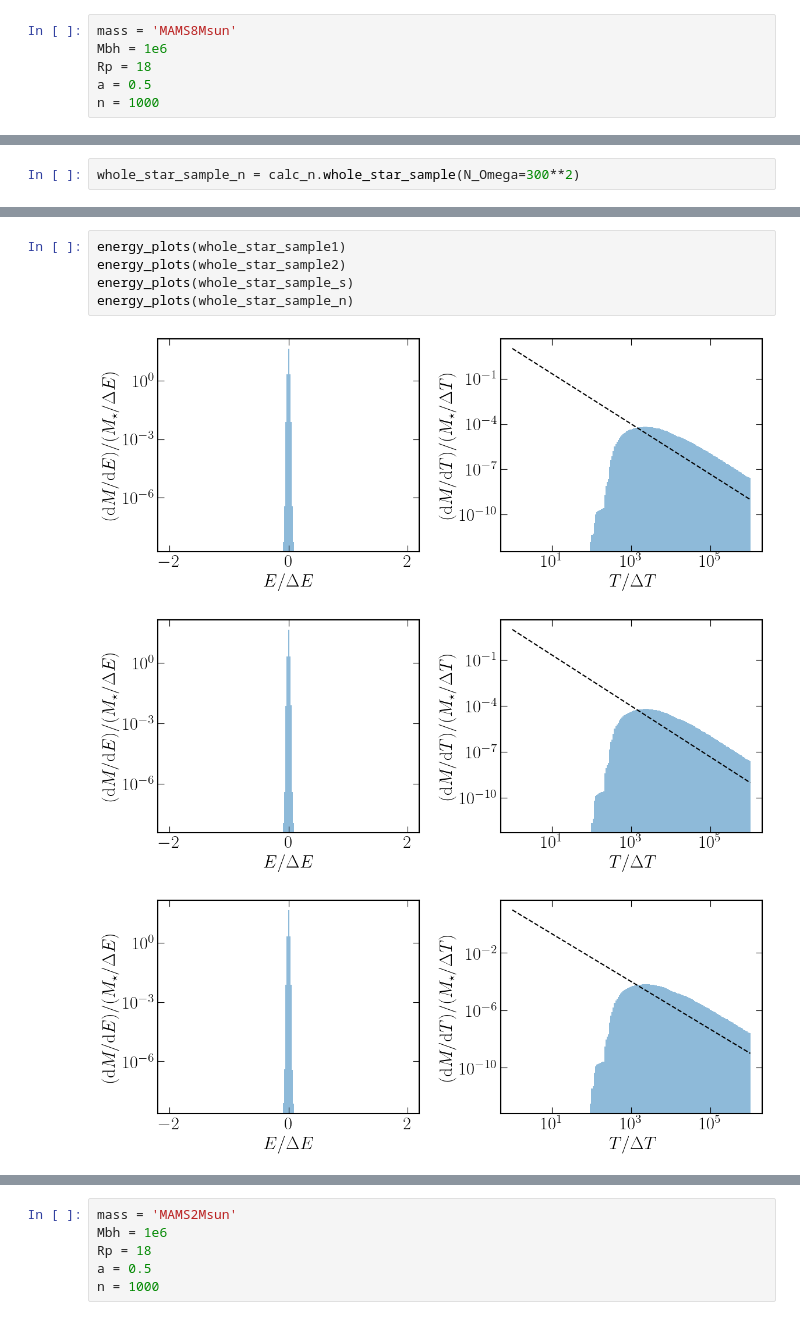
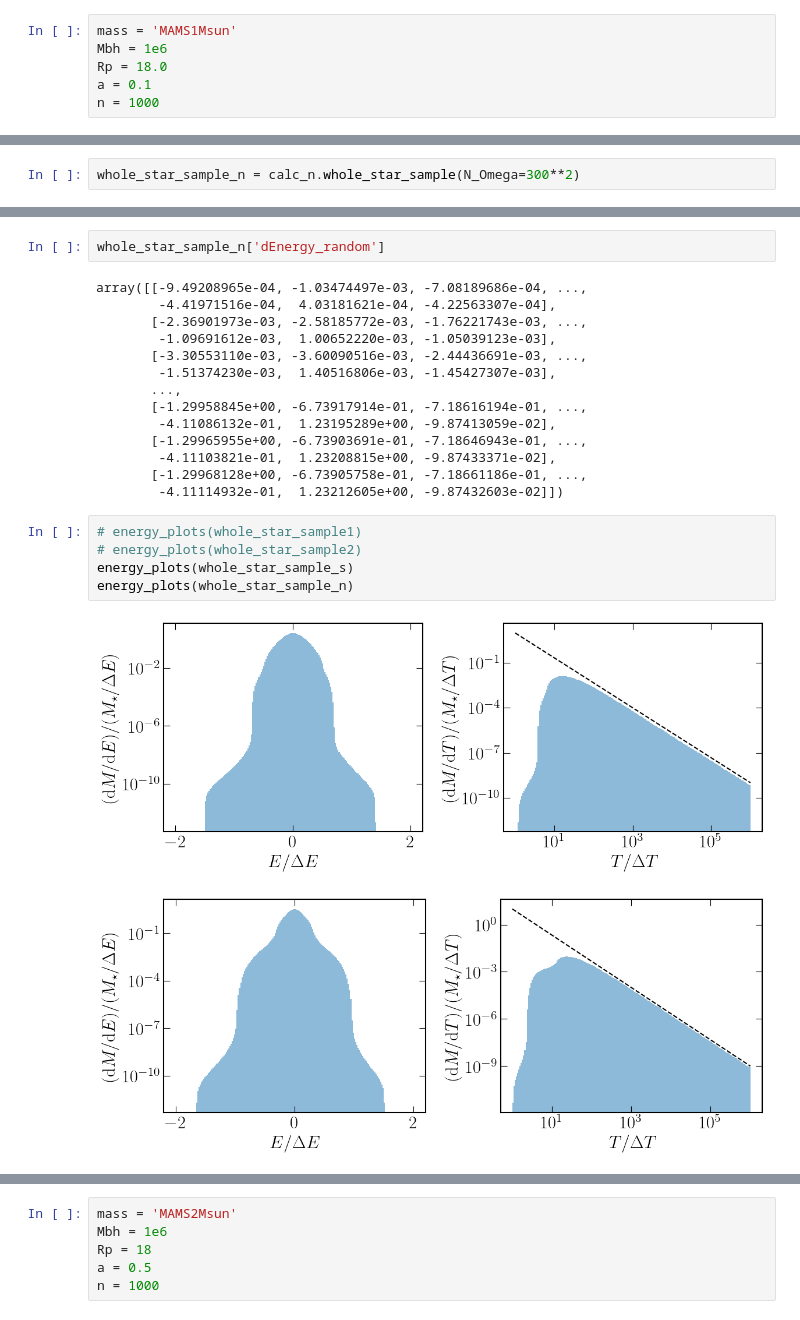
Before and after one commit to ZihanZhou26/PerTDE, a Jupyter notebook: TDECalculator_fallback.ipynb, the cells around one changed output, grey strips where cells are left out. Saved outputs shown, nothing was run; the diff lists cells and outputs as text.

```diff
--- a/TDECalculator_fallback.ipynb
+++ b/TDECalculator_fallback.ipynb
@@ -49,9 +50,9 @@ def energy_plots(whole_star_sample):
     plt.tight_layout()
     plt.show()
 # %%
-mass = 'MAMS8Msun'
+mass = 'MAMS1Msun'
 Mbh = 1e6
-Rp = 18
-a = 0.5
+Rp = 18.0
+a = 0.1
 n = 1000
 # %%
@@ -70,9 +95,24 @@ whole_star_sample_n = calc_n.whole_star_sample(N_Omega=300**2)
+# %%
+whole_star_sample_n['dEnergy_random']
+# %% [output]
+array([[-9.49208965e-04, -1.03474497e-03, -7.08189686e-04, ...,
+        -4.41971516e-04,  4.03181621e-04, -4.22563307e-04],
+       [-2.36901973e-03, -2.58185772e-03, -1.76221743e-03, ...,
+        -1.09691612e-03,  1.00652220e-03, -1.05039123e-03],
+       [-3.30553110e-03, -3.60090516e-03, -2.44436691e-03, ...,
+        -1.51374230e-03,  1.40516806e-03, -1.45427307e-03],
+       ...,
+       [-1.29958845e+00, -6.73917914e-01, -7.18616194e-01, ...,
+        -4.11086132e-01,  1.23195289e+00, -9.87413059e-02],
+       [-1.29965955e+00, -6.73903691e-01, -7.18646943e-01, ...,
+        -4.11103821e-01,  1.23208815e+00, -9.87433371e-02],
+       [-1.29968128e+00, -6.73905758e-01, -7.18661186e-01, ...,
+        -4.11114932e-01,  1.23212605e+00, -9.87432603e-02]])
 # %%
-energy_plots(whole_star_sample1)
-energy_plots(whole_star_sample2)
+# energy_plots(whole_star_sample1)
+# energy_plots(whole_star_sample2)
 energy_plots(whole_star_sample_s)
 energy_plots(whole_star_sample_n)
 # %% [output]
-[figure, old version]
+[figure, new version]
-[figure, old version]
+[figure, new version]
-[figure, removed]
```
Also changed, not shown: parts of 36 cells of this notebook.
